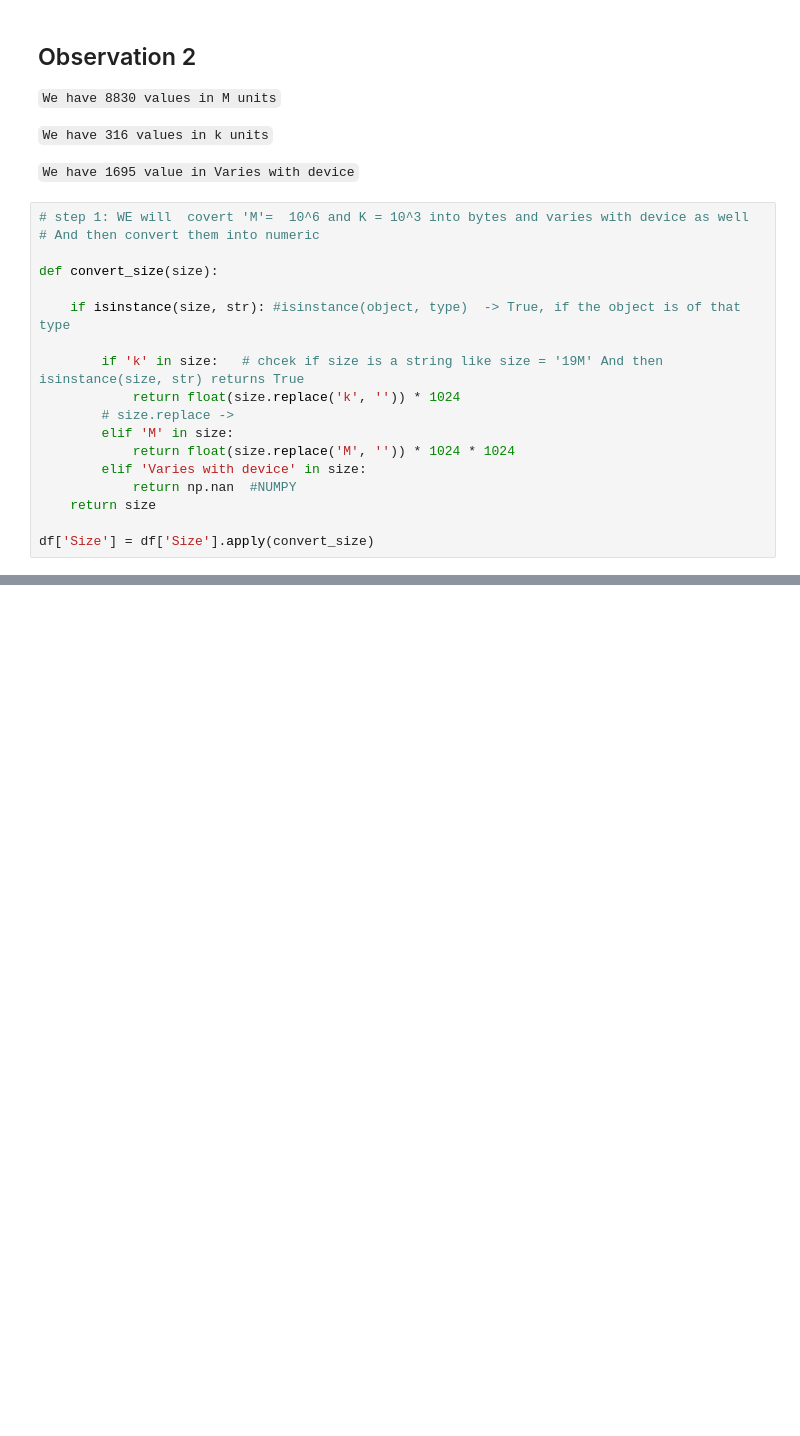
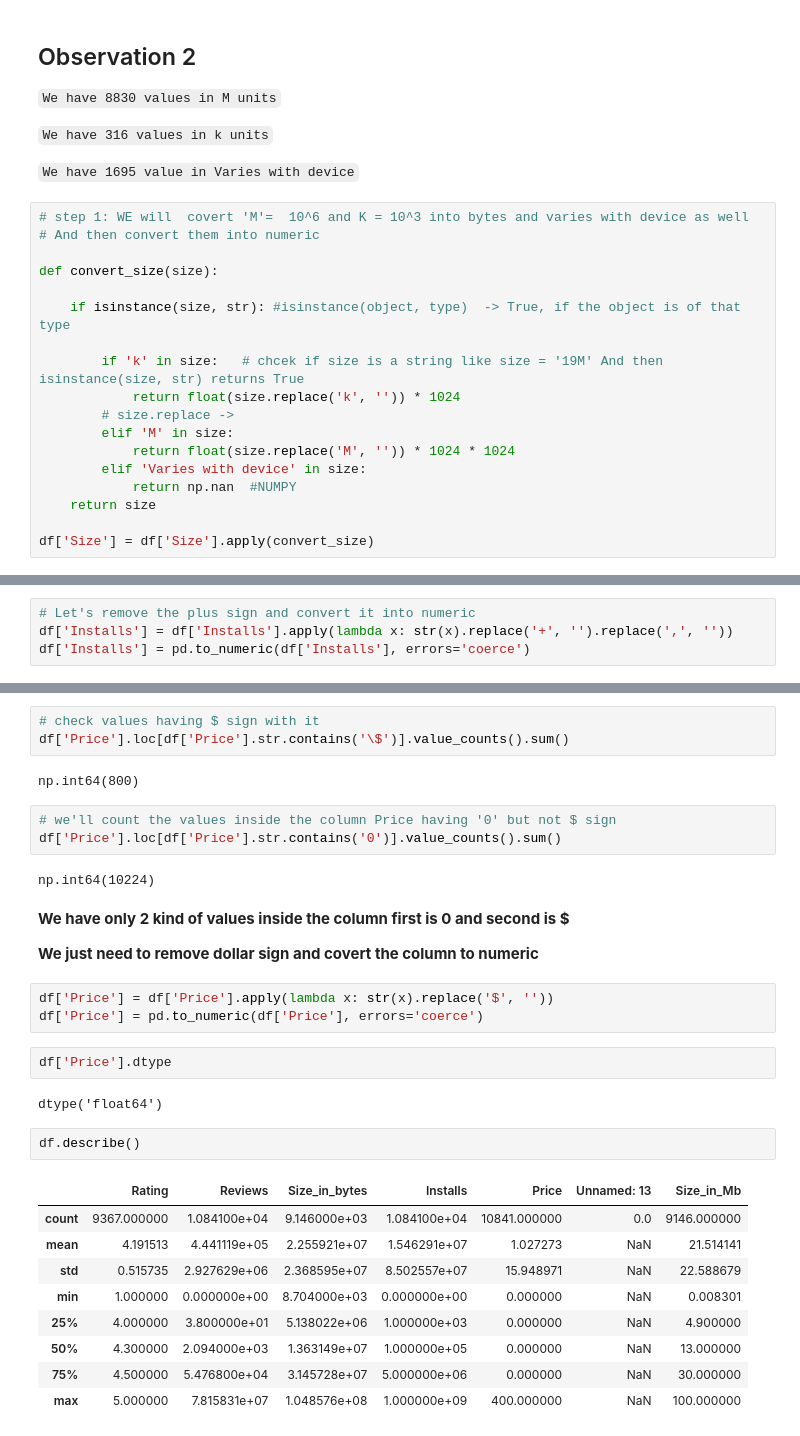
Before and after one commit to taqi-ul-hassan/data-analysis-course-preply, a Jupyter notebook: lectures/lecture-03-Google-Playstore-EDA/005_google_playstore_eda_practice.ipynb, the cells around one changed output, grey strips where cells are left out. Drawn from its saved outputs; the diff is of its cells as text; blank space fills up the shorter version.

Commit message:
converted Size, Price and Installs columns to numeric

```diff
--- a/lectures/lecture-03-Google-Playstore-EDA/005_google_playstore_eda_practice.ipynb
+++ b/lectures/lecture-03-Google-Playstore-EDA/005_google_playstore_eda_practice.ipynb
@@ -211,0 +251,4 @@ df['Size_in_Mb'] = df['Size_in_bytes'].apply(lambda x: x/(1024*1024))
+# %%
+# Let's remove the plus sign and convert it into numeric
+df['Installs'] = df['Installs'].apply(lambda x: str(x).replace('+', '').replace(',', ''))
+df['Installs'] = pd.to_numeric(df['Installs'], errors='coerce')
@@ -211,0 +322,34 @@ df['Size_in_Mb'] = df['Size_in_bytes'].apply(lambda x: x/(1024*1024))
+# %%
+# check values having $ sign with it
+df['Price'].loc[df['Price'].str.contains('\$')].value_counts().sum()
+# %% [output]
+np.int64(800)
+# %%
+# we'll count the values inside the column Price having '0' but not $ sign
+df['Price'].loc[df['Price'].str.contains('0')].value_counts().sum()
+# %% [output]
+np.int64(10224)
+# %% [markdown]
+
+**We have only 2 kind of values inside the column first is 0 and second is $**
+
+**We just need to remove dollar sign and covert the column to numeric**
+# %%
+df['Price'] = df['Price'].apply(lambda x: str(x).replace('$', ''))
+df['Price'] = pd.to_numeric(df['Price'], errors='coerce')
+# %%
+df['Price'].dtype
+# %% [output]
+dtype('float64')
+# %%
+df.describe()
+# %% [output]
+|  | Rating | Reviews | Size_in_bytes | Installs | Price | Unnamed: 13 | Size_in_Mb |
+| count | 9367.000000 | 1.084100e+04 | 9.146000e+03 | 1.084100e+04 | 10841.000000 | 0.0 | 9146.000000 |
+| mean | 4.191513 | 4.441119e+05 | 2.255921e+07 | 1.546291e+07 | 1.027273 | NaN | 21.514141 |
+| std | 0.515735 | 2.927629e+06 | 2.368595e+07 | 8.502557e+07 | 15.948971 | NaN | 22.588679 |
+| min | 1.000000 | 0.000000e+00 | 8.704000e+03 | 0.000000e+00 | 0.000000 | NaN | 0.008301 |
+| 25% | 4.000000 | 3.800000e+01 | 5.138022e+06 | 1.000000e+03 | 0.000000 | NaN | 4.900000 |
+| 50% | 4.300000 | 2.094000e+03 | 1.363149e+07 | 1.000000e+05 | 0.000000 | NaN | 13.000000 |
+| 75% | 4.500000 | 5.476800e+04 | 3.145728e+07 | 5.000000e+06 | 0.000000 | NaN | 30.000000 |
+| max | 5.000000 | 7.815831e+07 | 1.048576e+08 | 1.000000e+09 | 400.000000 | NaN | 100.000000 |
```
Also changed, not shown: parts of 21 cells of this notebook.
